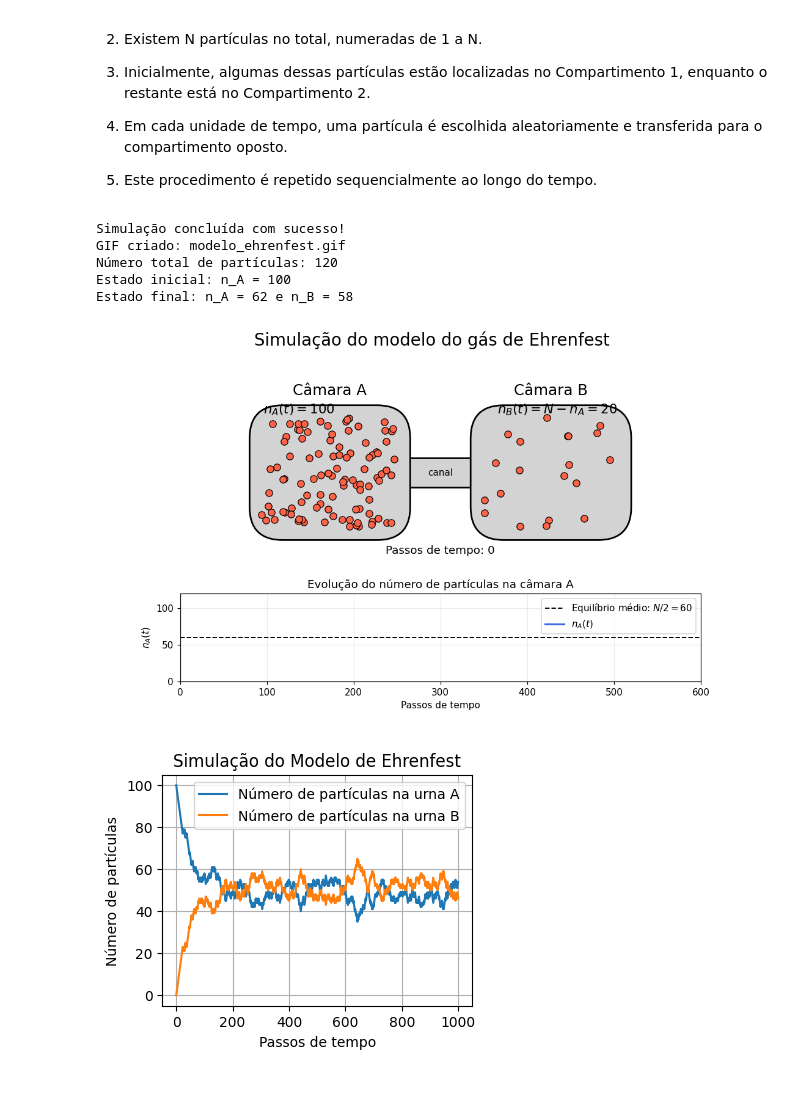
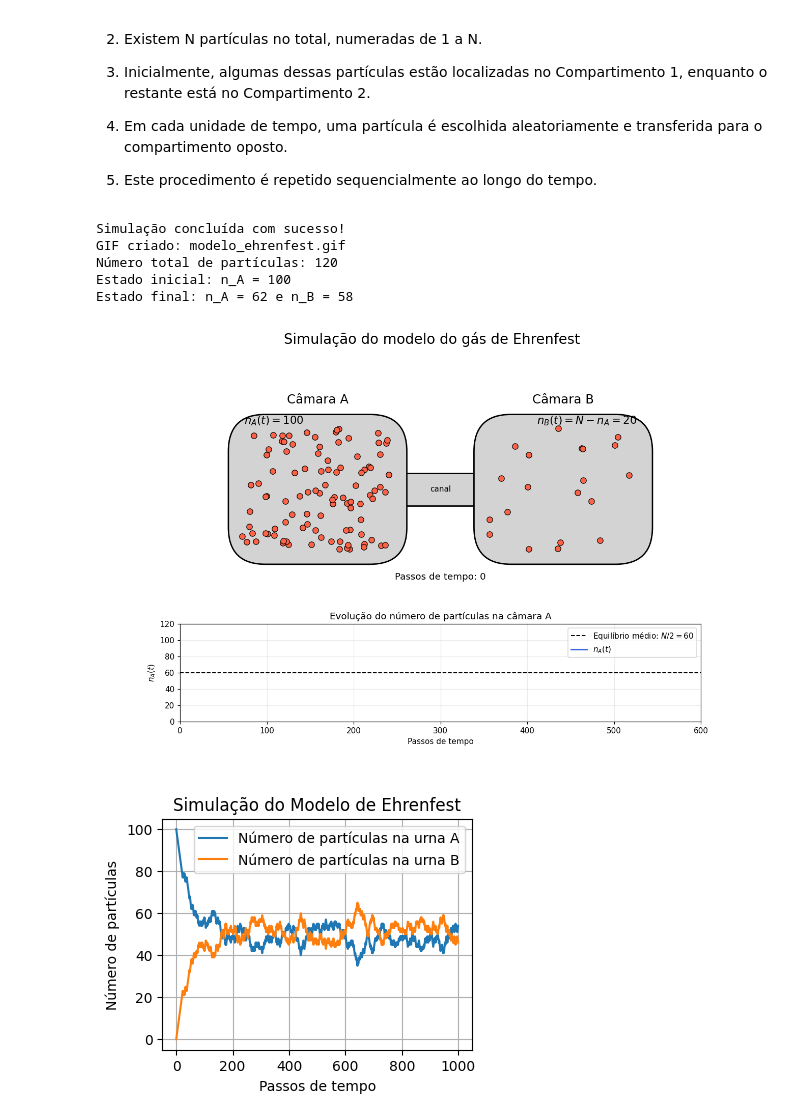
Before and after one commit to marquinholol1/projeto_marcos_entropia, a Jupyter notebook: entro_py_code.ipynb, the cells around one changed output. Drawn from its saved outputs; the diff is of its cells as text; code cells hidden in the pictures; blank space fills up the shorter version.

```diff
--- a/entro_py_code.ipynb
+++ b/entro_py_code.ipynb
@@ -1015,7 +1015,7 @@ passos_dos_frames = np.unique(
 # CRIAÇÃO DA FIGURA
 # ============================================================
 
-figura = plt.figure(figsize=(10, 6))
+figura = plt.figure(figsize=(12, 8))
 
 grade = figura.add_gridspec(
     2,
@@ -1261,34 +1261,34 @@ plt.close(figura)
 
 # ============================================================
 # RESULTADOS
 # ============================================================
 
 n_A_final = historico_n_A[-1]
 n_B_final = N - n_A_final
 
 print("Simulação concluída com sucesso!")
 print(f"GIF criado: {NOME_DO_GIF}")
 print(f"Número total de partículas: {N}")
 print(f"Estado inicial: n_A = {N_A_INICIAL}")
 print(f"Estado final: n_A = {n_A_final} e n_B = {n_B_final}")
 
 
 # ============================================================
 # EXIBIR O GIF NO GOOGLE COLAB
 # ============================================================
 
 display(
     Image(
         filename=NOME_DO_GIF
     )
 )
 # %% [output]
 Simulação concluída com sucesso!
 GIF criado: modelo_ehrenfest.gif
 Número total de partículas: 120
 Estado inicial: n_A = 100
 Estado final: n_A = 62 e n_B = 58
-[figure, old version]
+[figure, new version]
 # %%
 import numpy as np
 import matplotlib.pyplot as plt
```
